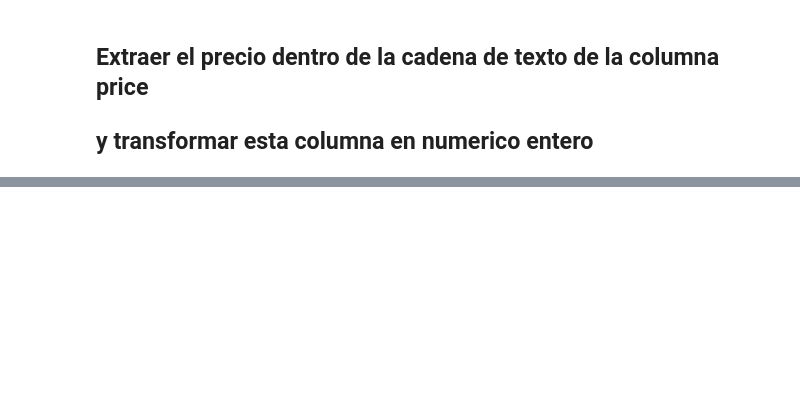
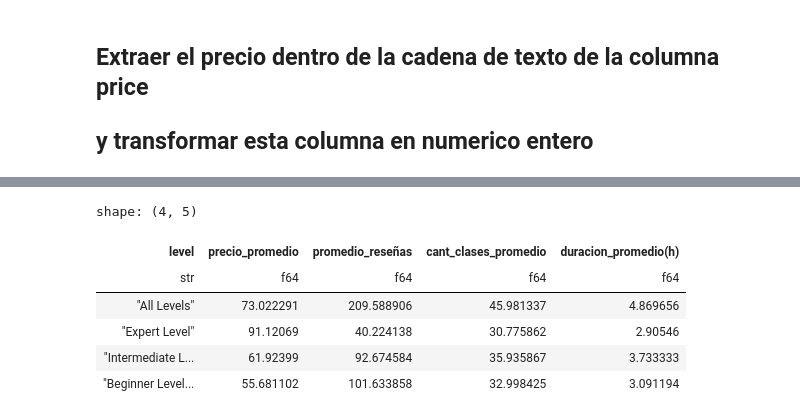
Before and after one commit to soyornaldo/PI03-Analytics, a Jupyter notebook: test_dashboard.ipynb, the cells around one changed output, grey strips where cells are left out. Saved outputs shown, nothing was run; the diff lists cells and outputs as text; code cells hidden in the pictures; blank space fills up the shorter version.

```diff
--- a/test_dashboard.ipynb
+++ b/test_dashboard.ipynb
@@ -238,2 +375,5 @@ edx.to_csv(r"C:\Users\ornal\Desktop\Data Analitics\Test\edx.csv")
 # %%
-udemy = pd.read_csv(r"C:\Users\ornal\Desktop\Data Analitics\Test\udemy_courses.csv");
+dtypes={'price':pl.Float64}
+df_u = pl.read_csv(r"C:\Users\ornal\Desktop\Data Analitics\PI03-Analytics-Origen\udemy_courses.csv",dtypes=dtypes)
+# %%
+df_u = df_u.select(['course_title', 'price', 'num_subscribers', 'num_reviews', 'num_lectures', 'level', 'content_duration', 'published_timestamp', 'subject'])
@@ -409,0 +421,23 @@ template.servable()
+# %%
+dfu_group_level = (
+  df_u
+  .groupby('level')
+  .agg(
+  [
+    pl.col('price').mean().alias('precio_promedio'),
+    pl.col('num_reviews').mean().alias('promedio_reseñas'),
+    pl.col('num_lectures').mean().alias('cant_clases_promedio'),
+    pl.col('content_duration').mean().alias('duracion_promedio(h)')
+  ]
+  )
+)
+# %%
+dfu_group_level
+# %% [output]
+shape: (4, 5)
+| level | precio_promedio | promedio_reseñas | cant_clases_promedio | duracion_promedio(h) |
+| str | f64 | f64 | f64 | f64 |
+| "All Levels" | 73.022291 | 209.588906 | 45.981337 | 4.869656 |
+| "Expert Level" | 91.12069 | 40.224138 | 30.775862 | 2.90546 |
+| "Intermediate L... | 61.92399 | 92.674584 | 35.935867 | 3.733333 |
+| "Beginner Level... | 55.681102 | 101.633858 | 32.998425 | 3.091194 |
```
Also changed, not shown: parts of 91 cells of this notebook, 6 other files.
